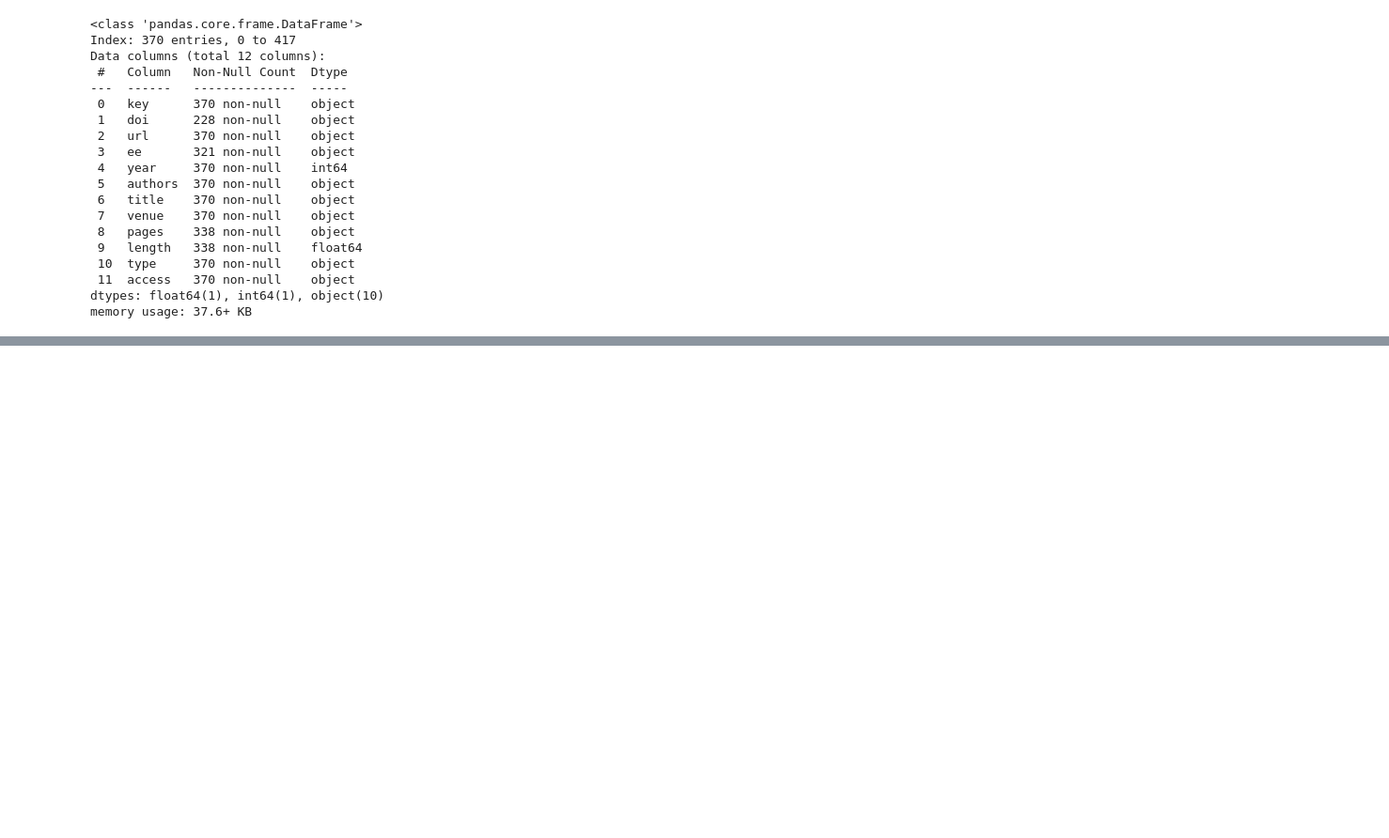
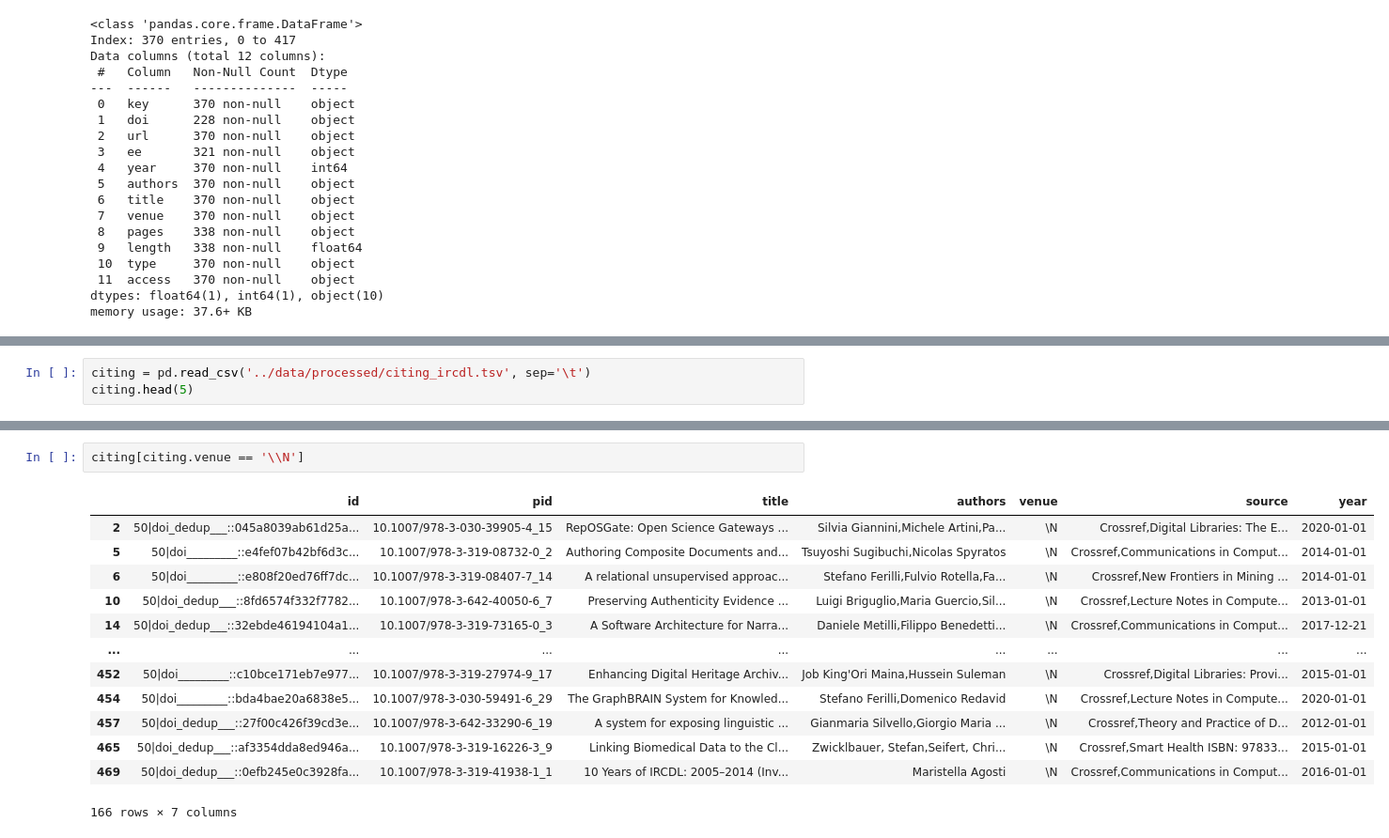
Before and after one commit to andremann/IRCDL-2024, a Jupyter notebook: notebooks/01-AM-exploration.ipynb, the cells around one changed output, grey strips where cells are left out. Shown at 94% size. Cells and saved outputs as stored; diff of their text form; blank space fills up the shorter version.

```diff
--- a/notebooks/01-AM-exploration.ipynb
+++ b/notebooks/01-AM-exploration.ipynb
@@ -158,0 +319,3 @@ Name: count, dtype: int64
+# %%
+citing = pd.read_csv('../data/processed/citing_ircdl.tsv', sep='\t')
+citing.head(5)
@@ -158,0 +345,16 @@ Name: count, dtype: int64
+# %%
+citing[citing.venue == '\\N']
+# %% [output]
+|  | id | pid | title | authors | venue | source | year |
+| 2 | 50|doi_dedup___::045a8039ab61d25a... | 10.1007/978-3-030-39905-4_15 | RepOSGate: Open Science Gateways ... | Silvia Giannini,Michele Artini,Pa... | \N | Crossref,Digital Libraries: The E... | 2020-01-01 |
+| 5 | 50|doi_________::e4fef07b42bf6d3c... | 10.1007/978-3-319-08732-0_2 | Authoring Composite Documents and... | Tsuyoshi Sugibuchi,Nicolas Spyratos | \N | Crossref,Communications in Comput... | 2014-01-01 |
+| 6 | 50|doi_________::e808f20ed76ff7dc... | 10.1007/978-3-319-08407-7_14 | A relational unsupervised approac... | Stefano Ferilli,Fulvio Rotella,Fa... | \N | Crossref,New Frontiers in Mining ... | 2014-01-01 |
+| 10 | 50|doi_dedup___::8fd6574f332f7782... | 10.1007/978-3-642-40050-6_7 | Preserving Authenticity Evidence ... | Luigi Briguglio,Maria Guercio,Sil... | \N | Crossref,Lecture Notes in Compute... | 2013-01-01 |
+| 14 | 50|doi_dedup___::32ebde46194104a1... | 10.1007/978-3-319-73165-0_3 | A Software Architecture for Narra... | Daniele Metilli,Filippo Benedetti... | \N | Crossref,Communications in Comput... | 2017-12-21 |
+| ... | ... | ... | ... | ... | ... | ... | ... |
+| 452 | 50|doi_________::c10bce171eb7e977... | 10.1007/978-3-319-27974-9_17 | Enhancing Digital Heritage Archiv... | Job King'Ori Maina,Hussein Suleman | \N | Crossref,Digital Libraries: Provi... | 2015-01-01 |
+| 454 | 50|doi_________::bda4bae20a6838e5... | 10.1007/978-3-030-59491-6_29 | The GraphBRAIN System for Knowled... | Stefano Ferilli,Domenico Redavid | \N | Crossref,Lecture Notes in Compute... | 2020-01-01 |
+| 457 | 50|doi_dedup___::27f00c426f39cd3e... | 10.1007/978-3-642-33290-6_19 | A system for exposing linguistic ... | Gianmaria Silvello,Giorgio Maria ... | \N | Crossref,Theory and Practice of D... | 2012-01-01 |
+| 465 | 50|doi_dedup___::af3354dda8ed946a... | 10.1007/978-3-319-16226-3_9 | Linking Biomedical Data to the Cl... | Zwicklbauer, Stefan,Seifert, Chri... | \N | Crossref,Smart Health ISBN: 97833... | 2015-01-01 |
+| 469 | 50|doi_dedup___::0efb245e0c3928fa... | 10.1007/978-3-319-41938-1_1 | 10 Years of IRCDL: 2005–2014 (Inv... | Maristella Agosti | \N | Crossref,Communications in Comput... | 2016-01-01 |
+166 rows × 7 columns
```
Also changed, not shown: parts of 33 cells of this notebook, 14 other files.
